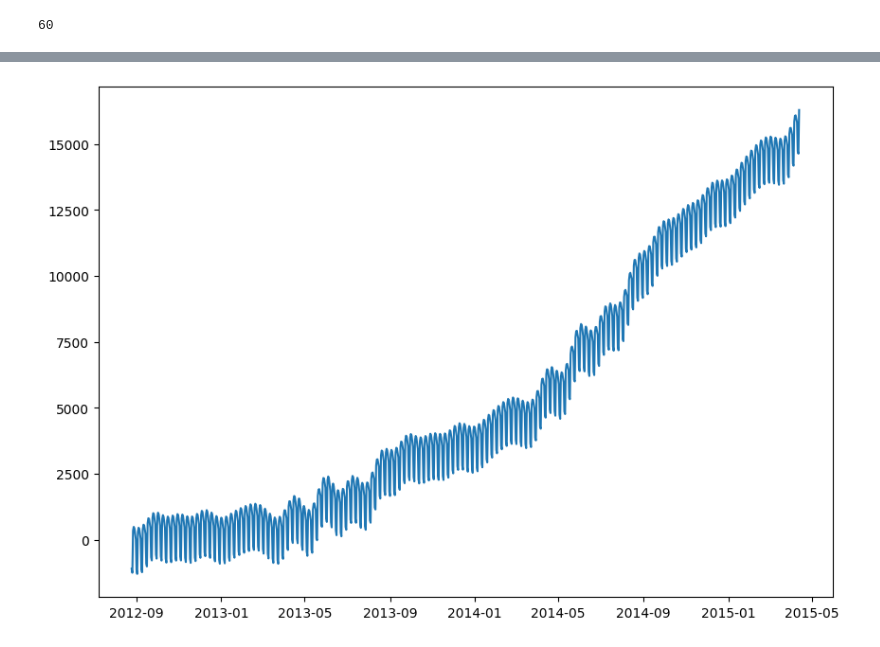
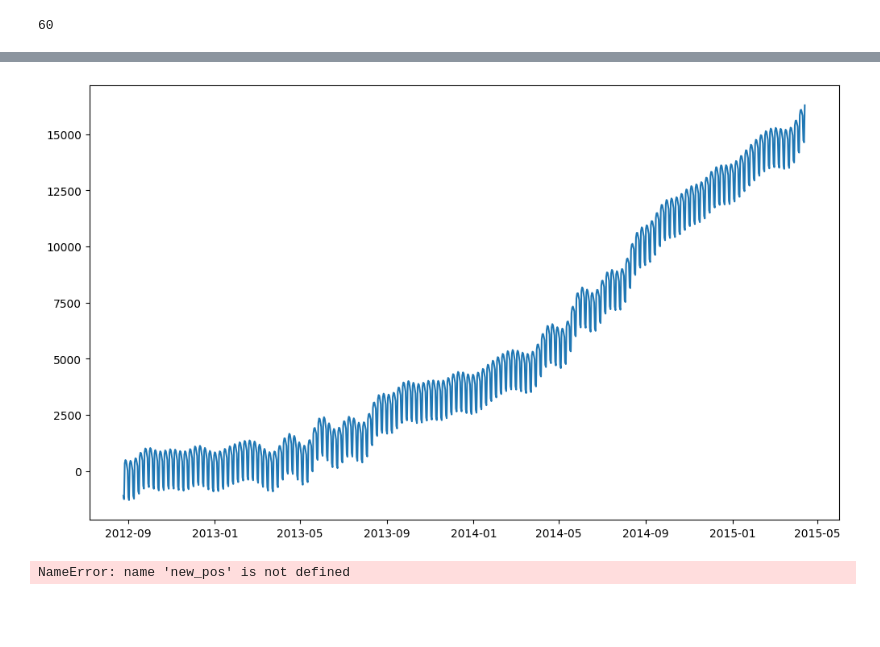
Before and after one commit to BheezPen/JetRail-Traffic-Prediction---Time-Series-, a Jupyter notebook: Traffic Forecast - Time Series Analysis.ipynb, the cells around one changed output, grey strips where cells are left out. Saved outputs shown, nothing was run; the diff lists cells and outputs as text; code cells hidden in the pictures; blank space fills up the shorter version.

```diff
--- a/Traffic Forecast - Time Series Analysis.ipynb
+++ b/Traffic Forecast - Time Series Analysis.ipynb
@@ -245,7 +264,29 @@ forecast.head()
 # %%
 # forecast data
-plt.figure(figsize=(10,7))
+plt.figure(figsize=(12,7))
 plt.plot(forecast['ds'], forecast['yhat'])
 plt.show()
 # %% [output]
-[figure, old version]
+[figure, new version]
+# %%
+from sklearn.feature_extraction.text import TfidfVectorizer
+
+#TODO: Pickle pos vectorizer
+#We can use the TFIDF vectorizer to get a token matrix for the POS tags
+new_pos_vectorizer = TfidfVectorizer(
+    #vectorizer = sklearn.feature_extraction.text.CountVectorizer(
+    tokenizer=None,
+    lowercase=False,
+    preprocessor=None,
+    ngram_range=(1, 3),
+    stop_words=None, #We do better when we keep stopwords
+    use_idf=False,
+    smooth_idf=False,
+    norm=None, #Applies l2 norm smoothing
+    decode_error='replace',
+    min_df=1,
+    max_df=1.0,
+    vocabulary=new_pos
+    )
+# %% [output]
+NameError: name 'new_pos' is not defined
```
Also changed, not shown: parts of 9 cells of this notebook.
